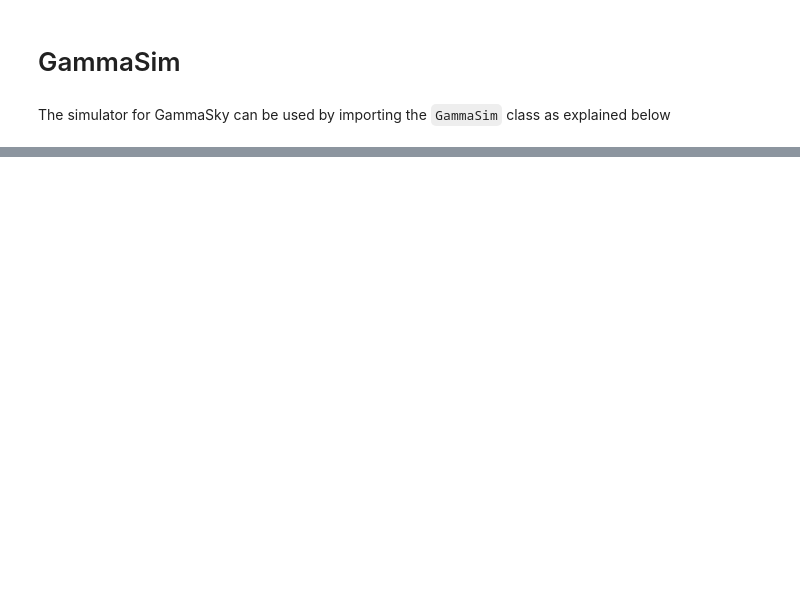
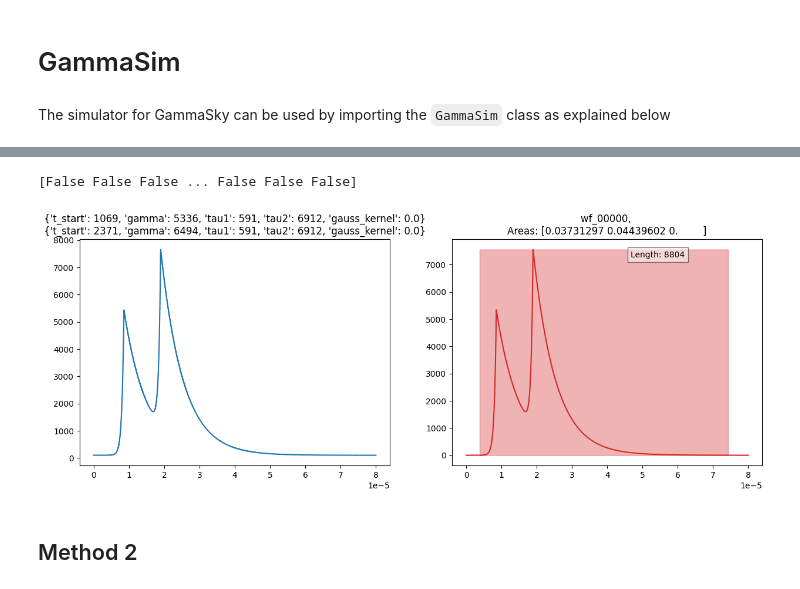
Before and after one commit to ASTRO-EDU/gammalib, a Jupyter notebook: gammasim/simulator_test.ipynb, the cells around one changed output, grey strips where cells are left out. Drawn from its saved outputs; the diff is of its cells as text; code cells hidden in the pictures; blank space fills up the shorter version.

```diff
--- a/gammasim/simulator_test.ipynb
+++ b/gammasim/simulator_test.ipynb
@@ -8,0 +39,7 @@ gammasim = GammaSim('config.json')
+# %%
+gammasim1.plot_wf(idx="random")
+# %% [output]
+[False False False ... False False False]
+[figure, added]
+# %% [markdown]
+## Method 2
```
Also changed, not shown: parts of 13 cells of this notebook, 1 other file.
